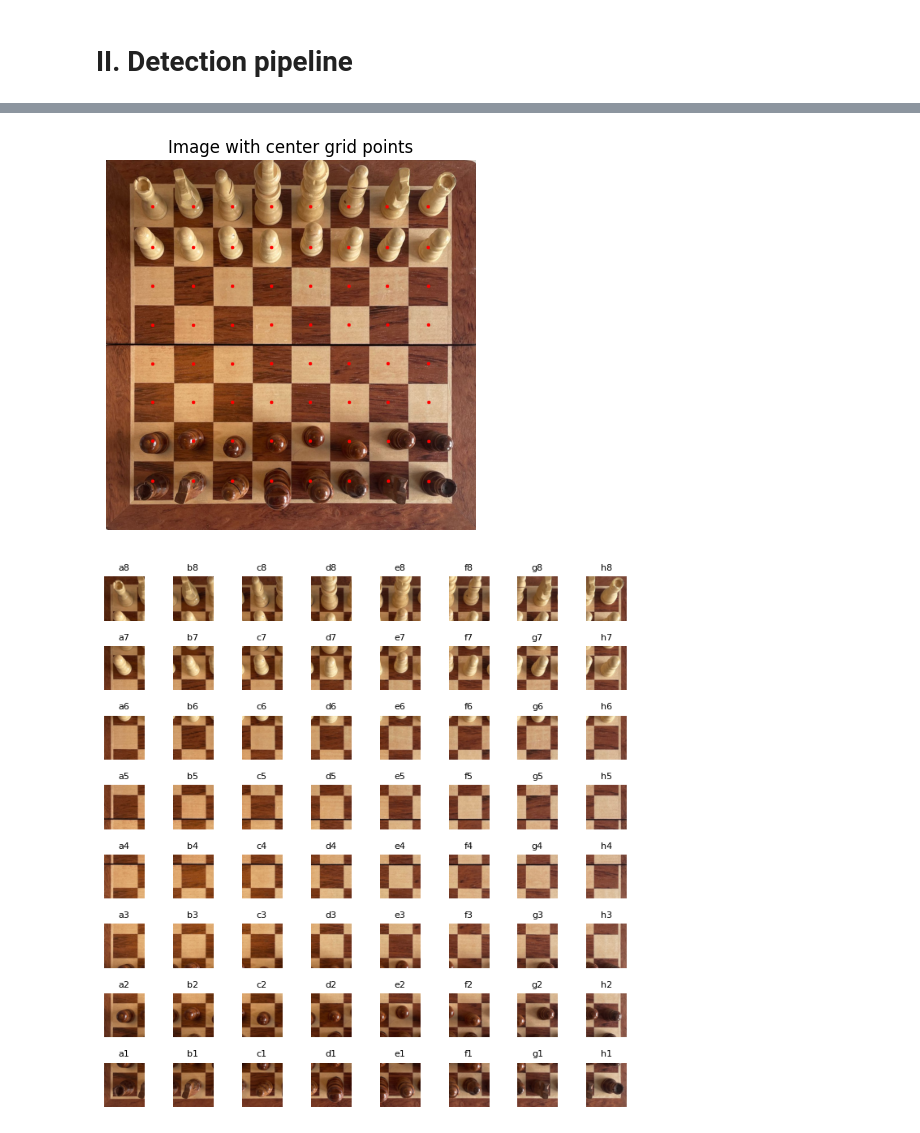
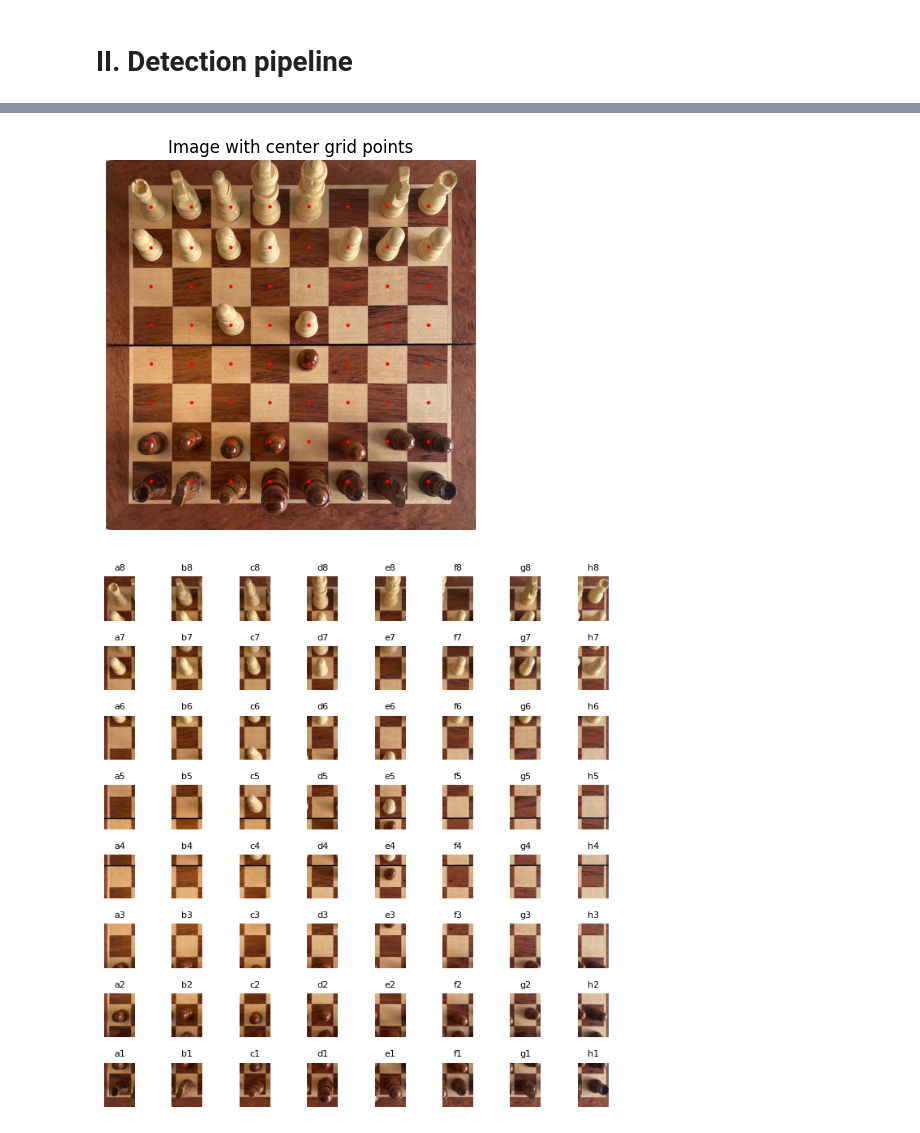
Before and after one commit to louislhotte/chess-computer-vision, a Jupyter notebook: app_v2.ipynb, the cells around one changed output, grey strips where cells are left out. Saved outputs shown, nothing was run; the diff lists cells and outputs as text; code cells hidden in the pictures.

```diff
--- a/app_v2.ipynb
+++ b/app_v2.ipynb
@@ -502,10 +502,17 @@ def center_points(pts_on_horizontal_lines):
 
     return center_points
 # %%
-def square_length(grid_points):
-    sorted_grid_points = sorted(grid_points, key=lambda x:x[0]) # Selon x
-    sorted_grid_points = sorted(sorted_grid_points, key=lambda x: x[1]) # Selon y
-    points_per_lines = group_points_by_y(sorted_grid_points)
+def square_length(horizontal_points_per_line):
+    raw_points_per_lines = []
+    for line in horizontal_points_per_line:
+        raw_points_per_lines.append(horizontal_points_per_line[line])
+
+    points_per_lines = []
+    for line in raw_points_per_lines:
+        for point in line:
+            if point[0]<0 or point[1]<0:
+                line.remove(point)
+        points_per_lines.append(line)
 
     tot_square_length = 0
     nb1 = 0
@@ -531,7 +538,7 @@ def square_length(grid_points):
             tot_square_height += dist
             nb2 += 1
 
-    avg_square_length = int((tot_square_length + tot_square_height) // (nb1 + nb2)) // 2
+    avg_square_length = int((tot_square_length + tot_square_height) // (nb1 + nb2)) // 4
     return avg_square_length
 # %%
 def show_cells(cells_dict, grid_size=8):
@@ -712,7 +717,8 @@ def extract_labeled_cells_from_dict(image_dict, grid_size=8):
 # %% [markdown]
 # II. Detection pipeline
 # %%
-image_path = "data\chessboard\chessboard_27.jpg"
+num_image = 29
+image_path = f"data\chessboard\chessboard_{num_image}.jpg"
 image = cv2.imread(image_path)
 show_image_rgb(image, title="Image")
 # %% [output]
@@ -772,13 +778,13 @@ for (px, py) in grid_center_points:
         cv2.circle(cropped_with_center_grid_points, (px, py), 5, (0, 0, 255), -1)
 show_image_rgb(cropped_with_center_grid_points, "Image with center grid points")
 # %% [output]
-[figure, old version]
+[figure, new version]
 # %%
-avg_square_length = square_length(grid_points)
-board_mapping = split_image(cropped, grid_center_points, avg_square_length, length_threshold=70, height_threshold=90)
+avg_square_length = square_length(grid_pts_on_horizontal_lines)
+board_mapping = split_image(cropped, grid_center_points, avg_square_length, length_threshold=30, height_threshold=100)
 show_cells(board_mapping, fig_length=7, fig_height=7)
 # %% [output]
-[figure, old version]
+[figure, new version]
 # %%
 # show_image_rgb(image)
 # asset_folder = "./assets"
```
Also changed, not shown: parts of 9 cells of this notebook, 54 other files.
